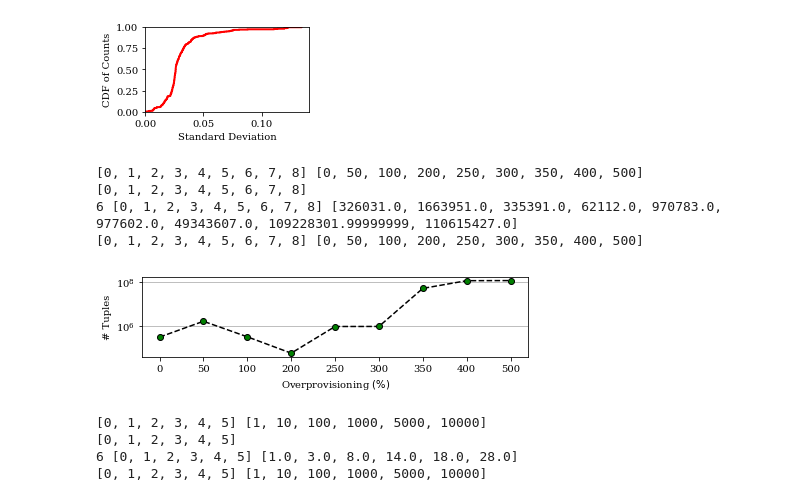
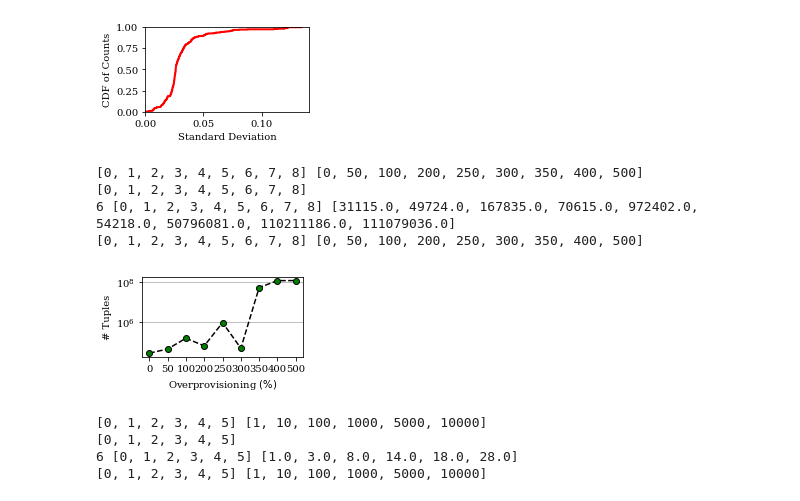
Before and after one commit to agupta13/SONATA-DEV, a Jupyter notebook: analysis/performance_eval/plot_results/plot_results.ipynb, the cells around one changed output. Saved outputs shown, nothing was run; the diff lists cells and outputs as text; code cells hidden in the pictures.

```diff
--- a/analysis/performance_eval/plot_results/plot_results.ipynb
+++ b/analysis/performance_eval/plot_results/plot_results.ipynb
@@ -661,7 +566,7 @@ matplotlib.use('Agg')
 # matplotlib.rcParams['ps.fonttype'] = 42
 # matplotlib.rcParams['figure.figsize']= [3.125, 1.93]
 # matplotlib.rcParams['text.usetex'] = True
-matplotlib.rcParams['font.family']= 'serif'
+matplotlib.rcParams['font.family']= 'Times'
 # matplotlib.rcParams['font.sans-serif']='Times'
 matplotlib.rcParams['font.size']= 12
 
@@ -702,7 +607,8 @@ def draw_plots(data, modes, modes_2_labels):
     ax.yaxis.grid(True)
     #ax.set_xlim(xmax=5.25)
     ax.set_yscale("log", nonposy='clip')
-#     ax.set_xlim(xmin=0.75)
+    ax.set_ylim(ymin=1000)
+    ax.set_ylim(ymax=5000000000)
     ax.legend(loc='upper center', bbox_to_anchor=(0.35, 1.3),
               ncol=3, fancybox=False, shadow=False, fontsize=9, frameon=False)
     fname = "/Users/arpit/Documents/nsdi18/writing/figures/sensitivity_D_analysis.eps"
@@ -781,6 +687,8 @@ def draw_plots(data, modes, modes_2_labels):
     print ticks, qids
     plt.xticks(ticks, qids, rotation=0)
     ax.yaxis.grid(True)
+    ax.set_ylim(ymin=1000)
+    ax.set_ylim(ymax=5000000000)
     #ax.set_xlim(xmax=5.25)
     ax.set_yscale("log", nonposy='clip')
 #     ax.set_xlim(xmin=0.75)
@@ -834,7 +742,7 @@ matplotlib.use('Agg')
 # matplotlib.rcParams['ps.fonttype'] = 42
 #matplotlib.rcParams['figure.figsize']= [3.125, 1.93]
 # matplotlib.rcParams['text.usetex'] = True
-matplotlib.rcParams['font.family']= 'serif'
+matplotlib.rcParams['font.family']= 'Times'
 # matplotlib.rcParams['font.sans-serif']='Times'
 matplotlib.rcParams['font.size']= 12
 
@@ -876,7 +784,10 @@ def draw_plots(data, modes, modes_2_labels):
     ax.yaxis.grid(True)
     #ax.set_xlim(xmax=5.25)
     ax.set_yscale("log", nonposy='clip')
+    ax.set_ylim(ymin=1000)
+    ax.set_ylim(ymax=5000000000)
 #     ax.set_xlim(xmin=0.75)
+
     ax.legend(loc='upper center', bbox_to_anchor=(0.35, 1.3),
               ncol=3, fancybox=False, shadow=False, fontsize=9, frameon=False)
     fname = "/Users/arpit/Documents/nsdi18/writing/figures/sensitivity_B_analysis.eps"
@@ -947,7 +858,7 @@ matplotlib.use('Agg')
 # matplotlib.rcParams['ps.fonttype'] = 42
 #matplotlib.rcParams['figure.figsize']= [3.125, 1.93]
 # matplotlib.rcParams['text.usetex'] = True
-matplotlib.rcParams['font.family']= 'serif'
+matplotlib.rcParams['font.family']= 'Times'
 # matplotlib.rcParams['font.sans-serif']='Times'
 matplotlib.rcParams['font.size']= 12
 
@@ -987,6 +898,8 @@ def draw_plots(data, modes, modes_2_labels):
     print ticks, qids
     plt.xticks(ticks, qids, rotation=0)
     ax.yaxis.grid(True)
+    ax.set_ylim(ymin=1000)
+    ax.set_ylim(ymax=5000000000)
     #ax.set_xlim(xmax=5.25)
     ax.set_yscale("log", nonposy='clip')
 #     ax.set_xlim(xmin=0.75)
@@ -1172,6 +1085,15 @@ data = {1301: {6: {0: 47657.0, 800: 192886357.0, 100: 35013.0, 1000: 200249633.0
 data = {6: {0: 47657.0, 800: 192886357.0, 100: 45451.0, 1000: 200249633.0, 400: 108063366.0, 200: 46717.0, 50: 45451.0}}
 data = {6: {0: 464815.0, 100: 342099.0, 200: 360686.0, 300: 1891705.0, 400: 109228301.99999999, 50: 1663951.0, 500: 111092052.0, 250: 979299.0, 350: 49896326.0}}
 data = {6: {0: 326031.0, 100: 335391.0, 200: 62112.0, 300: 977602.0, 400: 109228301.99999999, 50: 1663951.0, 500: 110615427.0, 250: 970783.0, 350: 49343607.0}}
+
+# sigma_max = 16
+# width_max = 4
+# bits_max_stage = 8 * 1000000
+# bits_max_register = 0.5 * bits_max_stage
+# M = 2048
+# ref_levels = [0, 4, 8, 12, 16, 20, 24, 28, 32]
+# Timeout = 1200
+data = {6: {0: 31115.0, 100: 167835.0, 200: 70615.0, 300: 54218.0, 400: 110211186.0, 50: 49724.0, 500: 111079036.0, 250: 972402.0, 350: 50796081.0}}
 modes  = [6]
 
 Rs = data[6].keys()
@@ -1212,35 +1134,35 @@ def draw_plots(data):
         print mode, x, y
         #ax.bar(x, y, bar_width, alpha=0.8, color=color_n[mode], hatch = hatches[mode],label=modes_2_labels[mode])
         pl.plot(x,y,label=modes_2_labels[mode],color='k',linestyle='--', marker='o', mec='k', mfc='g')
 
         ctr += 1
 
     plt.xlabel(r'Overprovisioning $(\%)$')
     plt.ylabel('# Tuples')
 
     print ticks, qids
     plt.xticks(ticks, qids, rotation=0)
     ax.yaxis.grid(True)
     #ax.set_xlim(xmax=5.25)
     ax.set_yscale("log", nonposy='clip')
 #     ax.set_xlim(xmin=0.75)
 #     ax.legend(loc='upper center', bbox_to_anchor=(0.5, 1.2),
 #               ncol=5, fancybox=False, shadow=False)
     fname = "/Users/arpit/Documents/nsdi18/writing/figures/sensitivity_X_analysis.eps"
     plt.tight_layout()
     plot_name = fname
     pl.savefig(plot_name)
     plt.show()
     pass
 
 # plot_data = get_plot_data(data)
 draw_plots(data)
 # %% [output]
 [0, 1, 2, 3, 4, 5, 6, 7, 8] [0, 50, 100, 200, 250, 300, 350, 400, 500]
 [0, 1, 2, 3, 4, 5, 6, 7, 8]
-6 [0, 1, 2, 3, 4, 5, 6, 7, 8] [326031.0, 1663951.0, 335391.0, 62112.0, 970783.0, 977602.0, 49343607.0, 109228301.99999999, 110615427.0]
+6 [0, 1, 2, 3, 4, 5, 6, 7, 8] [31115.0, 49724.0, 167835.0, 70615.0, 972402.0, 54218.0, 50796081.0, 110211186.0, 111079036.0]
 [0, 1, 2, 3, 4, 5, 6, 7, 8] [0, 50, 100, 200, 250, 300, 350, 400, 500]
-[figure, old version]
+[figure, new version]
 # %%
 data = {6: {1: [1], 10: [3], 100: [8], 1000: [14], 5000: [18], 10000: [28]}}
 
```
Also changed, not shown: parts of 7 cells of this notebook.
